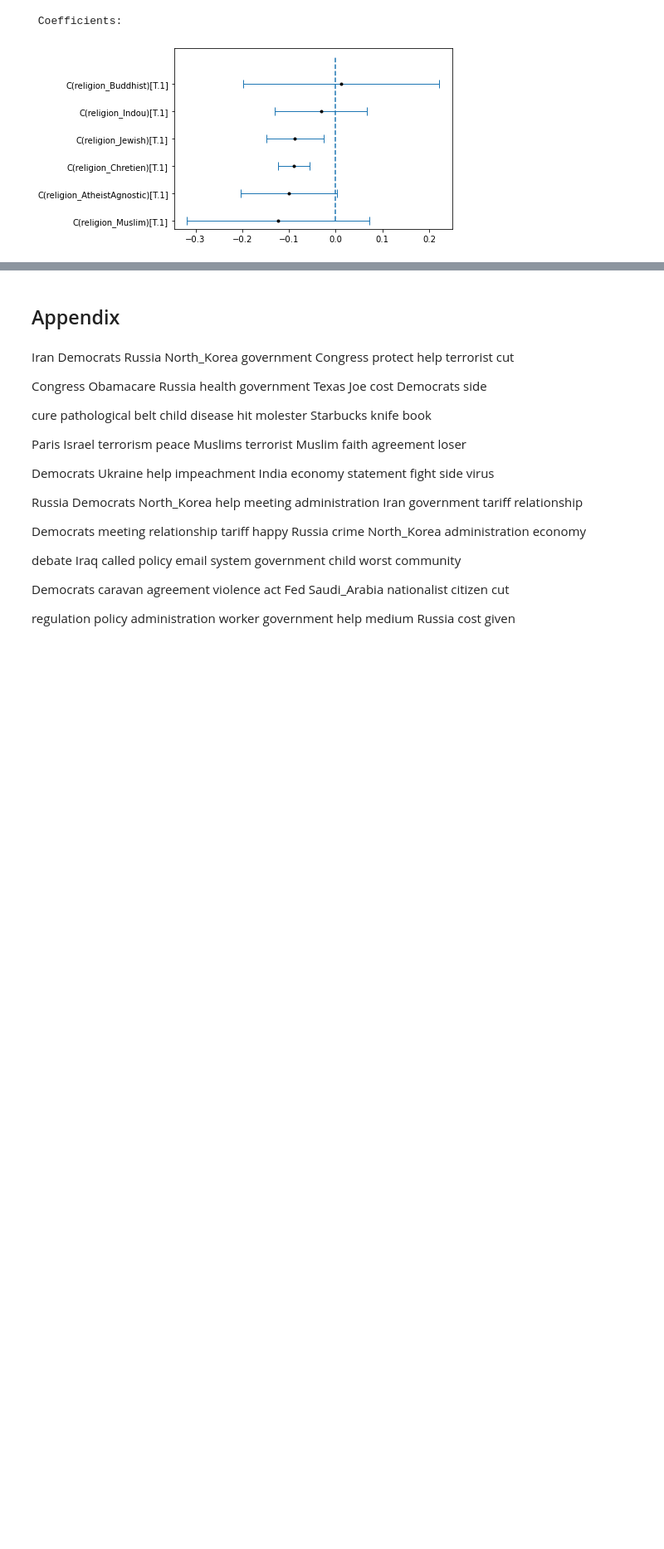
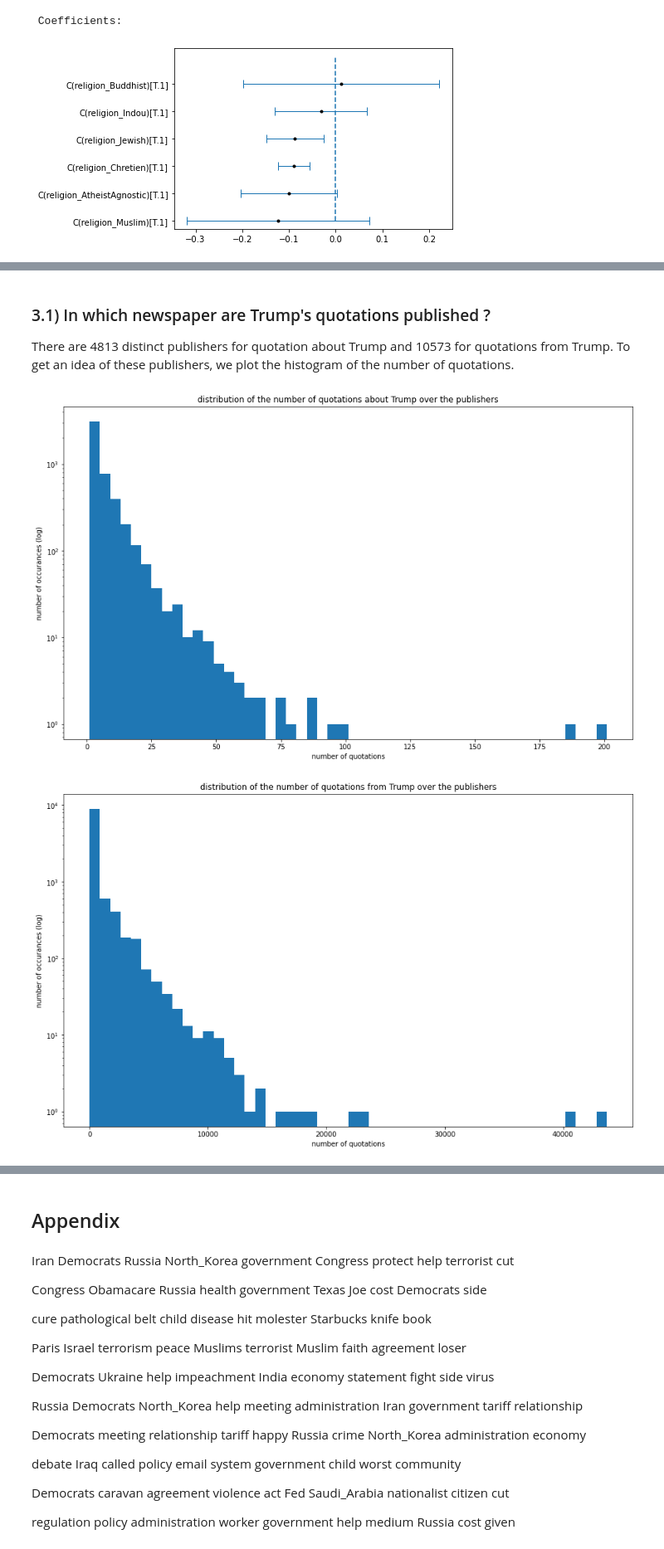
Before and after one commit to epfl-ada/ada-2021-project-data-wrestlers, a Jupyter notebook: notebook_milestone3.ipynb, the cells around one changed output, grey strips where cells are left out. Shown at 83% size. Drawn from its saved outputs; the diff is of its cells as text; code cells hidden in the pictures; blank space fills up the shorter version.

```diff
--- a/notebook_milestone3.ipynb
+++ b/notebook_milestone3.ipynb
@@ -2577,0 +2693,4 @@ Df Model:                           6
+# %%
+# read from disk
+publisher_about_df = pd.read_pickle("data/publisher_about_df.pkl")
+publisher_from_df = pd.read_pickle("data/publisher_from_df.pkl")
@@ -2577,0 +2711,21 @@ Df Model:                           6
+# %% [markdown]
+### 3.1) In which newspaper are Trump's quotations published ? <a class="anchor" id="III.3.1"></a>
+
+There are 4813 distinct publishers for quotation about Trump and 10573 for quotations from Trump. To get an idea of these publishers, we plot the histogram of the number of quotations.
+# %%
+# plot
+figure(figsize=(15, 9))
+plt.hist(publisher_about_df.num_quotations, log=True, bins=50)
+plt.xlabel('number of quotations')
+plt.ylabel('number of occurances (log)')
+plt.title('distribution of the number of quotations about Trump over the publishers')
+plt.show()
+figure(figsize=(15, 9))
+plt.hist(publisher_from_df.num_quotations, log=True, bins=50)
+plt.xlabel('number of quotations')
+plt.ylabel('number of occurances (log)')
+plt.title('distribution of the number of quotations from Trump over the publishers')
+plt.show()
+# %% [output]
+[figure, added]
+[figure, added]
```
Also changed, not shown: parts of 47 cells of this notebook.
